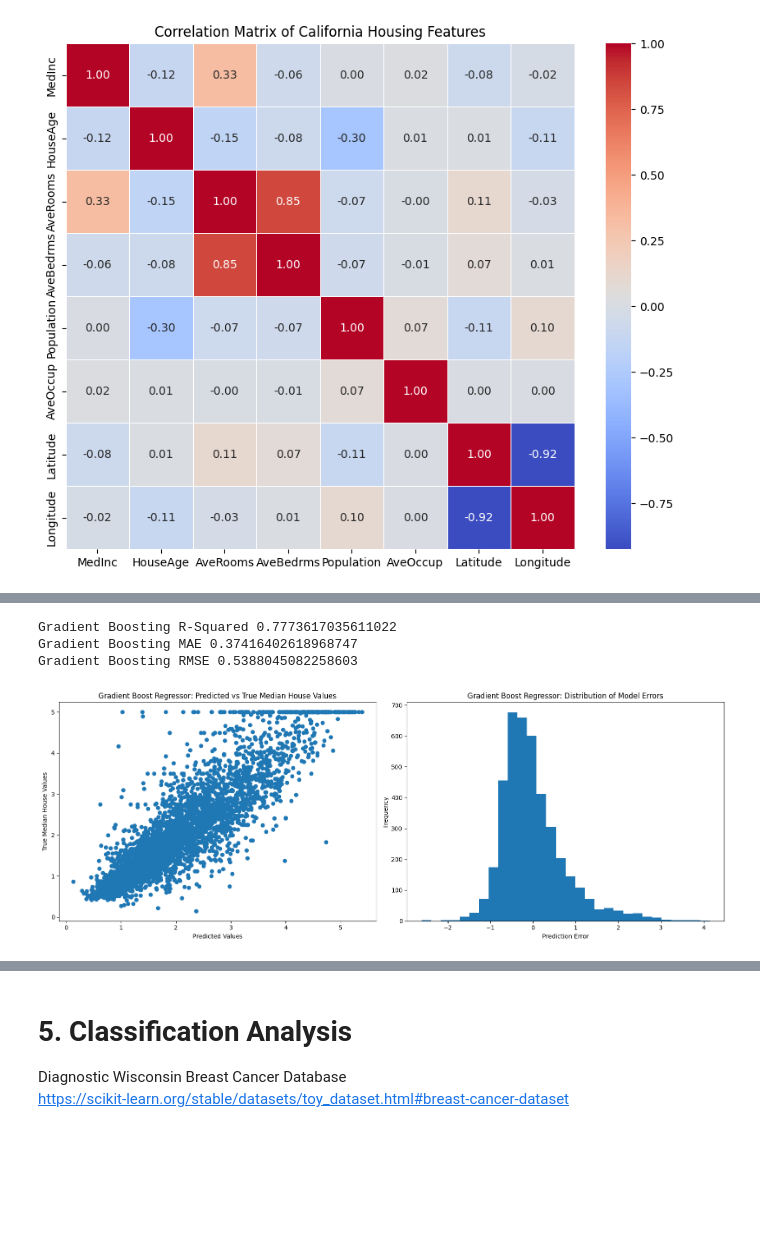
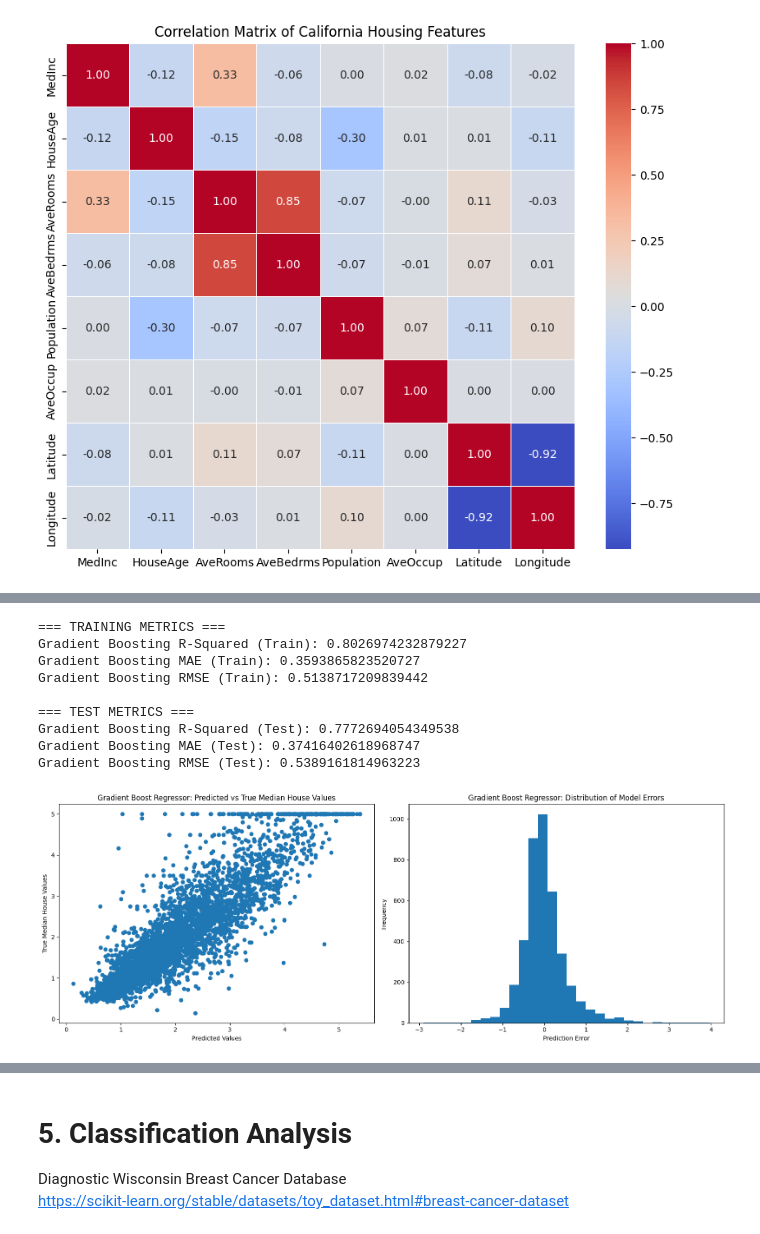
Before and after one commit to brodyanderson/math-6880-Project1, a Jupyter notebook: project1.ipynb, the cells around one changed output, grey strips where cells are left out. Saved outputs shown, nothing was run; the diff lists cells and outputs as text; code cells hidden in the pictures; blank space fills up the shorter version.

```diff
--- a/project1.ipynb
+++ b/project1.ipynb
@@ -318,38 +364,52 @@ Random Forest RMSE 0.5093539128812367
 # %%
 from sklearn.ensemble import GradientBoostingRegressor
 
 model = GradientBoostingRegressor()
 model.fit(X_train, y_train)
+
+y_train_pred = model.predict(X_train)
 y_pred = model.predict(X_test)
 
-print("Gradient Boosting R-Squared", r2_score(y_test, y_pred))
-print("Gradient Boosting MAE", mean_absolute_error(y_test, y_pred))
-print("Gradient Boosting RMSE", np.sqrt(mean_squared_error(y_test, y_pred)))
+print("=== TRAINING METRICS ===")
+print("Gradient Boosting R-Squared (Train):", r2_score(y_train, y_train_pred))
+print("Gradient Boosting MAE (Train):", mean_absolute_error(y_train, y_train_pred))
+print("Gradient Boosting RMSE (Train):", np.sqrt(mean_squared_error(y_train, y_train_pred)))
+
+print("\n=== TEST METRICS ===")
+print("Gradient Boosting R-Squared (Test):", r2_score(y_test, y_pred))
+print("Gradient Boosting MAE (Test):", mean_absolute_error(y_test, y_pred))
+print("Gradient Boosting RMSE (Test):", np.sqrt(mean_squared_error(y_test, y_pred)))
 
 print()
 print()
 
 errors = y_test - y_pred
 
 fig, (ax1, ax2) = plt.subplots(1, 2, figsize=(16, 6))
 
 ax1.scatter(y_pred, y_test)
 ax1.set_xlabel('Predicted Values')
 ax1.set_ylabel('True Median House Values')
 ax1.set_title('Gradient Boost Regressor: Predicted vs True Median House Values')
 
-ax2.hist(errors_sm, bins=30)
+ax2.hist(errors, bins=30)
 ax2.set_xlabel('Prediction Error')
 ax2.set_ylabel('Frequency')
 ax2.set_title('Gradient Boost Regressor: Distribution of Model Errors')
 
 plt.tight_layout()
 plt.show()
 # %% [output]
-Gradient Boosting R-Squared 0.7773617035611022
-Gradient Boosting MAE 0.37416402618968747
-Gradient Boosting RMSE 0.5388045082258603
+=== TRAINING METRICS ===
+Gradient Boosting R-Squared (Train): 0.8026974232879227
+Gradient Boosting MAE (Train): 0.3593865823520727
+Gradient Boosting RMSE (Train): 0.5138717209839442
+
+=== TEST METRICS ===
+Gradient Boosting R-Squared (Test): 0.7772694054349538
+Gradient Boosting MAE (Test): 0.37416402618968747
+Gradient Boosting RMSE (Test): 0.5389161814963223
-[figure, old version]
+[figure, new version]
 # %%
 from sklearn.linear_model import BayesianRidge
 
```
Also changed, not shown: parts of 13 cells of this notebook.
